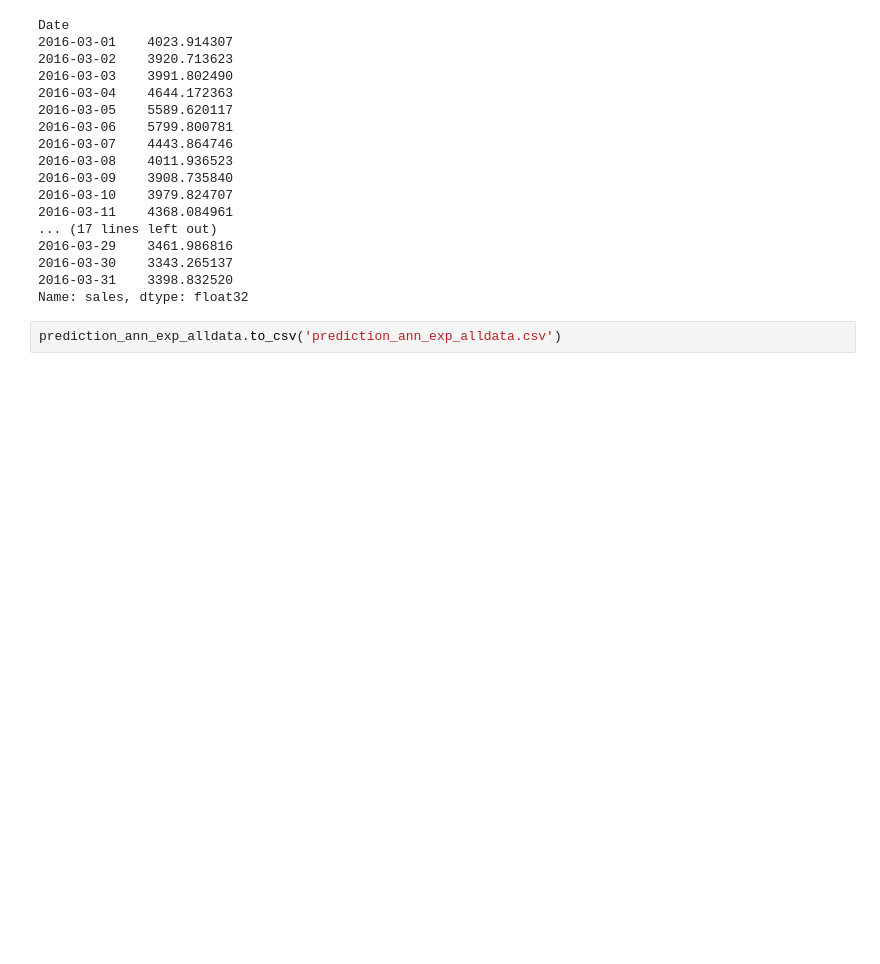
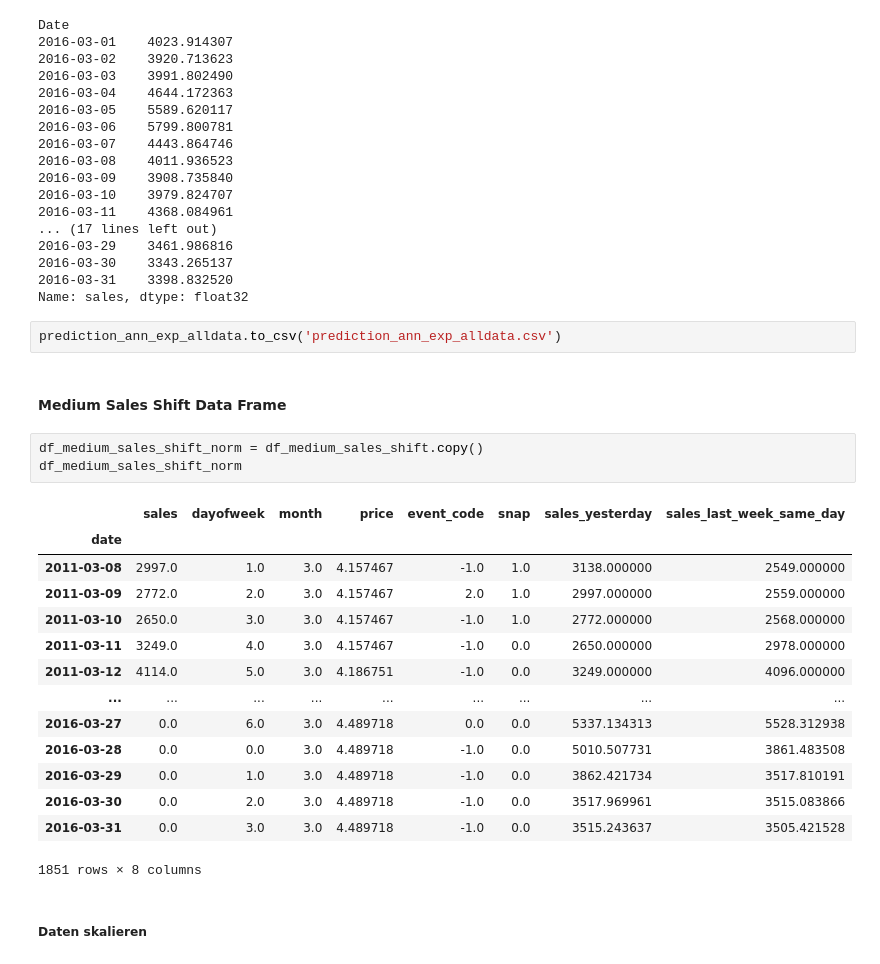
Before and after one commit to EdwinUe/BAB_WS22-23, a Jupyter notebook: Code/003BusinessAnalyticsBProjekt.ipynb, the cells around one changed output. Cells and saved outputs as stored; diff of their text form; blank space fills up the shorter version.

```diff
--- a/Code/003BusinessAnalyticsBProjekt.ipynb
+++ b/Code/003BusinessAnalyticsBProjekt.ipynb
@@ -2988,3 +3010,25 @@ Date
 Name: sales, dtype: float32
 # %%
 prediction_ann_exp_alldata.to_csv('prediction_ann_exp_alldata.csv')
+# %% [markdown]
+#### Medium Sales Shift Data Frame
+# %%
+df_medium_sales_shift_norm = df_medium_sales_shift.copy()
+df_medium_sales_shift_norm
+# %% [output]
+|  | sales | dayofweek | month | price | event_code | snap | sales_yesterday | sales_last_week_same_day |
+| date |  |  |  |  |  |  |  |  |
+| 2011-03-08 | 2997.0 | 1.0 | 3.0 | 4.157467 | -1.0 | 1.0 | 3138.000000 | 2549.000000 |
+| 2011-03-09 | 2772.0 | 2.0 | 3.0 | 4.157467 | 2.0 | 1.0 | 2997.000000 | 2559.000000 |
+| 2011-03-10 | 2650.0 | 3.0 | 3.0 | 4.157467 | -1.0 | 1.0 | 2772.000000 | 2568.000000 |
+| 2011-03-11 | 3249.0 | 4.0 | 3.0 | 4.157467 | -1.0 | 0.0 | 2650.000000 | 2978.000000 |
+| 2011-03-12 | 4114.0 | 5.0 | 3.0 | 4.186751 | -1.0 | 0.0 | 3249.000000 | 4096.000000 |
+| ... | ... | ... | ... | ... | ... | ... | ... | ... |
+| 2016-03-27 | 0.0 | 6.0 | 3.0 | 4.489718 | 0.0 | 0.0 | 5337.134313 | 5528.312938 |
+| 2016-03-28 | 0.0 | 0.0 | 3.0 | 4.489718 | -1.0 | 0.0 | 5010.507731 | 3861.483508 |
+| 2016-03-29 | 0.0 | 1.0 | 3.0 | 4.489718 | -1.0 | 0.0 | 3862.421734 | 3517.810191 |
+| 2016-03-30 | 0.0 | 2.0 | 3.0 | 4.489718 | -1.0 | 0.0 | 3517.969961 | 3515.083866 |
+| 2016-03-31 | 0.0 | 3.0 | 3.0 | 4.489718 | -1.0 | 0.0 | 3515.243637 | 3505.421528 |
+1851 rows × 8 columns
+# %% [markdown]
+##### Daten skalieren
```
Also changed, not shown: parts of 32 cells of this notebook.
